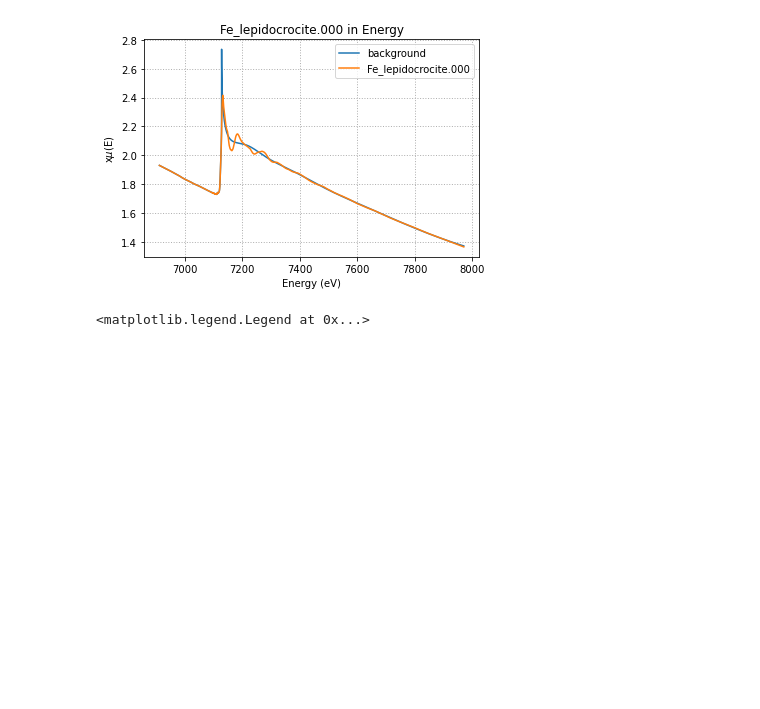
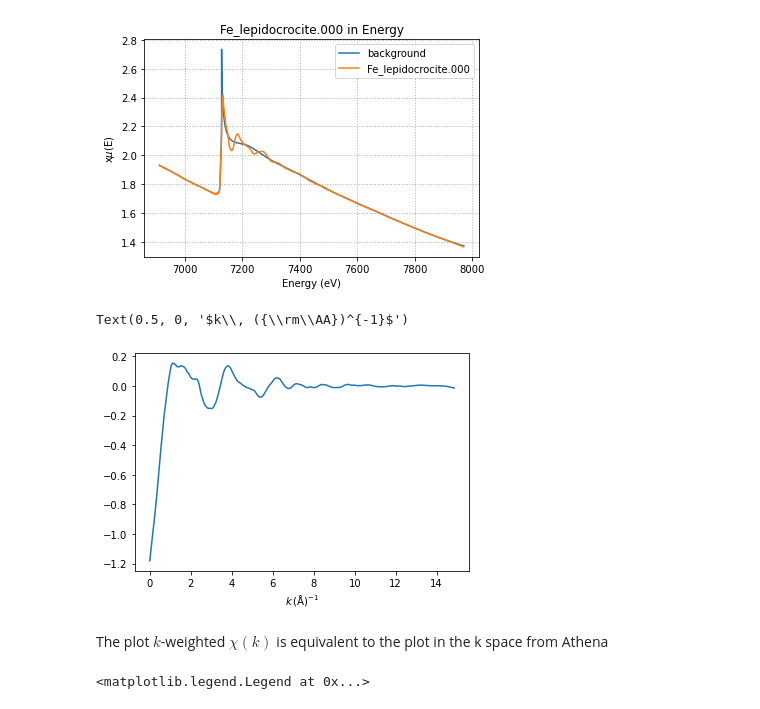
Before and after one commit to scman1/Larch_Intro_ukch, a Jupyter notebook: XAFS_ProcessingBR.ipynb, the cells around one changed output. Drawn from its saved outputs; the diff is of its cells as text; code cells hidden in the pictures; blank space fills up the shorter version.

```diff
--- a/XAFS_ProcessingBR.ipynb
+++ b/XAFS_ProcessingBR.ipynb
@@ -206,6 +209,14 @@ plt.legend()
 # %% [output]
 <matplotlib.legend.Legend at 0x...>
 [figure]
+# %%
+plt.plot(fe_xafs.k, fe_xafs.chi)
+plt.xlabel(r'$k\, ({\rm\AA})^{-1}$')
+# %% [output]
+Text(0.5, 0, '$k\\, ({\\rm\\AA})^{-1}$')
+[figure, added]
+# %% [markdown]
+The plot $k$-weighted $\chi(k)$ is equivalent to the plot in the k space from Athena
 # %%
 # https://vimeo.com/340207346 36:00
 from larch.xafs import autobk
```
Also changed, not shown: parts of 19 cells of this notebook.
